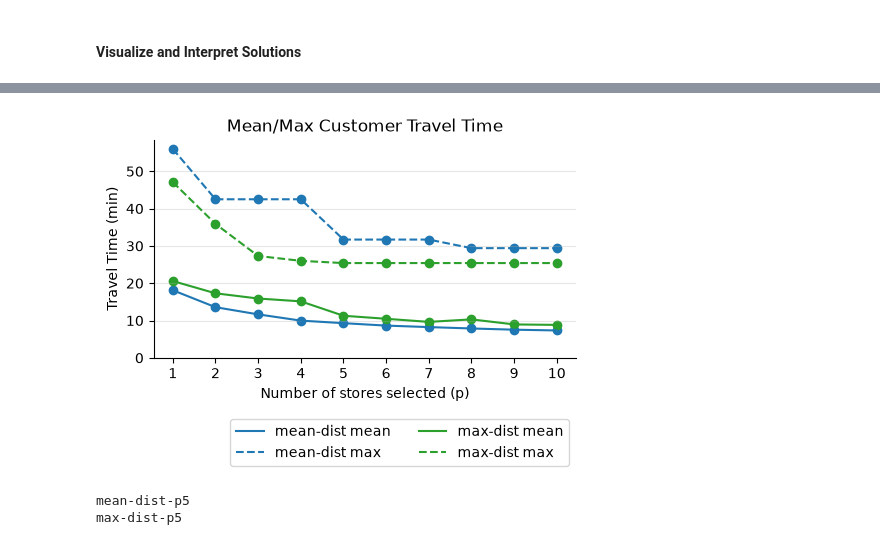
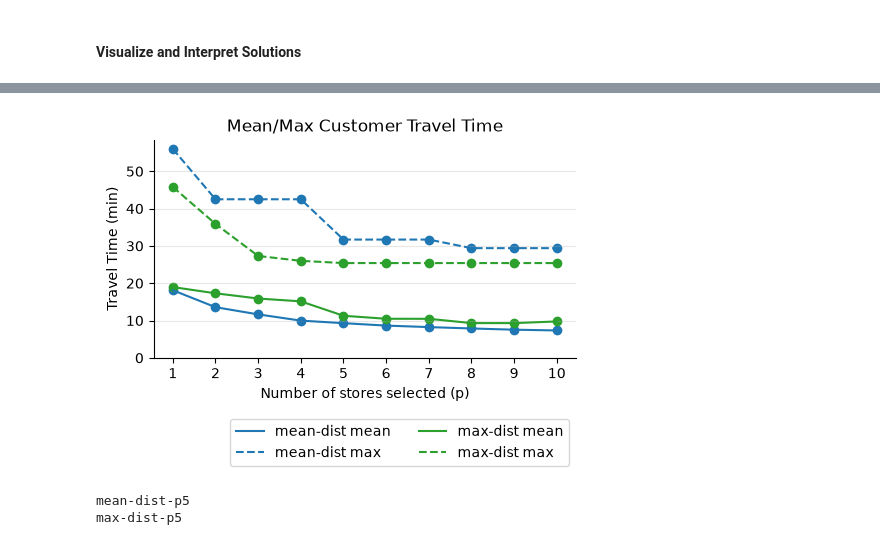
Before and after one commit to rachichi/CornellTech2026_Project_OptimizationMethods, a Jupyter notebook: ORIE5380_Project_Notebook.ipynb, the cells around one changed output, grey strips where cells are left out. Saved outputs shown, nothing was run; the diff lists cells and outputs as text; code cells hidden in the pictures.

Commit message:
Final code and notebook output for part 1.

```diff
--- a/ORIE5380_Project_Notebook.ipynb
+++ b/ORIE5380_Project_Notebook.ipynb
@@ -364,19 +358,19 @@ for p in p_range:
     m2 = gp.Model(model_name)
     m2.Params.OutputFlag = 0
 
-    # Decision Variables
-    y = m2.addVars(N, vtype=GRB.BINARY, name="open")  # open stores
-    x = m2.addVars(M, N, vtype=GRB.BINARY, name="assign")  # customer i goes to store j
-    T = m2.addVar(vtype=GRB.CONTINUOUS, name="T")  # worst-case travel time
+    # Decision variables
+    y = m2.addVars(N, vtype=GRB.BINARY, name="open")      # 1 if store j is open
+    x = m2.addVars(M, N, vtype=GRB.BINARY, name="assign") # 1 if customer i goes to store j
+    w = m2.addVar(lb=0, vtype=GRB.CONTINUOUS, name="w")   # worst-case travel time
 
-    # Constraints
-    m2.addConstr(gp.quicksum(y[j] for j in range(N)) == p)
-    m2.addConstrs(x[i,j] <= y[j] for i in range(M) for j in range(N))
-    m2.addConstrs(gp.quicksum(x[i,j] for j in range(N)) == 1 for i in range(M))
-    m2.addConstrs(T >= t[i][j] * x[i, j] for i in range(M) for j in range(N))
+    # Contraints
+    m2.addConstr(gp.quicksum(y[j] for j in range(N)) == p)                                  # number of open stores == p
+    m2.addConstrs(x[i,j] <= y[j] for i in range(M) for j in range(N))                       # x[i,j] can equal up to 1, if store y[j] is selected
+    m2.addConstrs(gp.quicksum(x[i,j] for j in range(N)) == 1 for i in range(M))             # each customer i must have a path to exactly 1 store
+    m2.addConstrs(w >= gp.quicksum(t[i][j] * x[i, j] for j in range(N)) for i in range(M))  # worst-case: w >= each customer's travel time
 
     # Objective
-    m2.setObjective(T, GRB.MINIMIZE)
+    m2.setObjective(w, GRB.MINIMIZE)
 
     m2.setParam('TimeLimit', MAX_TIME)
     m2.optimize()
@@ -458,12 +444,3 @@ customers.to_pickle('customers.pkl')
-# %%
-import pickle
-import pandas as pd
-
-with open('results.pkl', 'rb') as f:
-    results = pickle.load(f)
-stores = pd.read_pickle('stores.pkl')
-customers = pd.read_pickle('customers.pkl')
-pd.DataFrame(results).T.to_csv('part1_results.csv')
 # %%
 RUNTIME_COL = 'runtime_s'
 OPTGAP_COL = 'gap_percent'
@@ -520,33 +498,33 @@ plt.show()
 # %%
 for model in ['mean-dist', 'max-dist']:
     for p in p_range:
         time_col = '{}-p{}-time'.format(model, p)
         results[model, p]['mean_time'] = customers[time_col].mean()
         results[model, p]['max_time'] = customers[time_col].max()
 
 results_df = pd.DataFrame.from_dict(results, orient="index").rename_axis(["model", "p"]).sort_index()
-results_df
 
 MEAN_DIST_COL = 'mean_time'
 MAX_DIST_COL = 'max_time'
 
 DIST_TITLE, DIST_YLABEL, DIST_XLABEL = ('Mean/Max Customer Travel Time', 'Travel Time (min)', 'Number of stores selected (p)')
 
 # Create the figure
 fig = plt.figure(figsize=(5,4))
 for model in model_colors.keys():
     res = results_df.loc[model]
 
     # Average customer travel time
     plt.plot(res.index, res[MEAN_DIST_COL], color=model_colors[model], linestyle='-', label='{} mean'.format(model))
     plt.scatter(res.index, res[MEAN_DIST_COL], color=model_colors[model])
 
     # Worst-case customer travel time
     plt.plot(res.index, res[MAX_DIST_COL], color=model_colors[model], linestyle='--', label='{} max'.format(model))
     plt.scatter(res.index, res[MAX_DIST_COL], color=model_colors[model])
 
 format_plot(title=DIST_TITLE, ylabel=DIST_YLABEL, xlabel=DIST_XLABEL, legend_bbox=(1, -0.25))
+plt.savefig('part1_mean_max.png', dpi=200, bbox_inches='tight')
 plt.show()
 # %% [output]
-[figure, old version]
+[figure, new version]
 # %%
```
Also changed, not shown: parts of 10 cells of this notebook, 7 other files.
